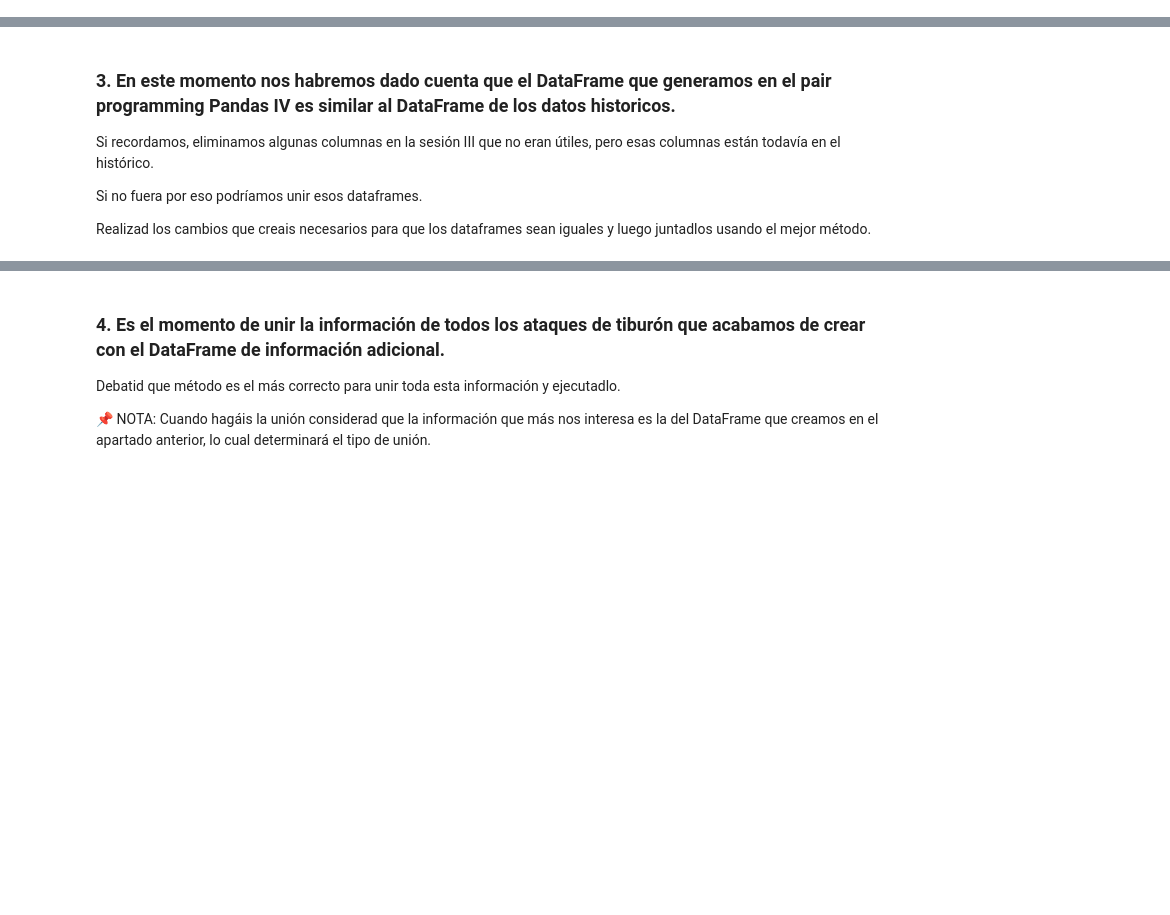
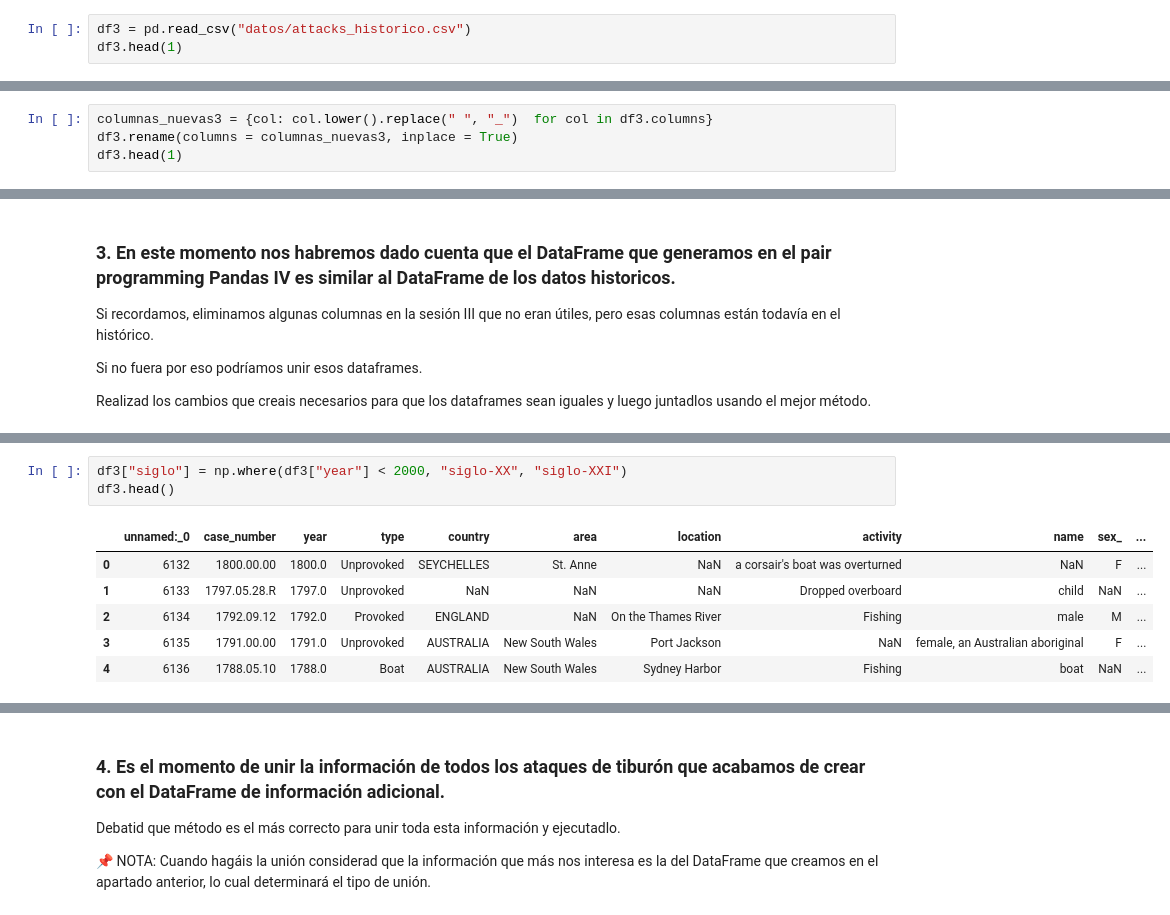
Before and after one commit to Adalab/DA-promo-c-modulo-2-sprint-1-Laura-Pilar, a Jupyter notebook: Pandas/Leccion-5-Pandas-5/Pandas-5-union-datos.ipynb, the cells around one changed output, grey strips where cells are left out. Drawn from its saved outputs; the diff is of its cells as text; blank space fills up the shorter version.

```diff
--- a/Pandas/Leccion-5-Pandas-5/Pandas-5-union-datos.ipynb
+++ b/Pandas/Leccion-5-Pandas-5/Pandas-5-union-datos.ipynb
@@ -19,0 +70,3 @@ Los exploramos para familizarizarnos con ellos y saber que información tienen e
+# %%
+df3 = pd.read_csv("datos/attacks_historico.csv")
+df3.head(1)
@@ -20,3 +97,7 @@ Los exploramos para familizarizarnos con ellos y saber que información tienen e
 # %% [markdown]
 ### 2. Chequead que los nombres de las columnas ver si se llaman iguales entre dataframes.
 ¿Están todas en minúsculas? ¿Tienen espacios? En caso de que no sean todas iguales unificad el nombre de las columnas.
+# %%
+columnas_nuevas3 = {col: col.lower().replace(" ", "_")  for col in df3.columns}
+df3.rename(columns = columnas_nuevas3, inplace = True)
+df3.head(1)
@@ -29,0 +134,10 @@ Realizad los cambios que creais necesarios para que los dataframes sean iguales
+# %%
+df3["siglo"] = np.where(df3["year"] < 2000, "siglo-XX", "siglo-XXI")
+df3.head()
+# %% [output]
+|  | unnamed:_0 | case_number | year | type | country | area | location | activity | name | sex_ | ... |
+| 0 | 6132 | 1800.00.00 | 1800.0 | Unprovoked | SEYCHELLES | St. Anne | NaN | a corsair's boat was overturned | NaN | F | ... |
+| 1 | 6133 | 1797.05.28.R | 1797.0 | Unprovoked | NaN | NaN | NaN | Dropped overboard | child | NaN | ... |
+| 2 | 6134 | 1792.09.12 | 1792.0 | Provoked | ENGLAND | NaN | On the Thames River | Fishing | male | M | ... |
+| 3 | 6135 | 1791.00.00 | 1791.0 | Unprovoked | AUSTRALIA | New South Wales | Port Jackson | NaN | female, an Australian aboriginal | F | ... |
+| 4 | 6136 | 1788.05.10 | 1788.0 | Boat | AUSTRALIA | New South Wales | Sydney Harbor | Fishing | boat | NaN | ... |
```
Also changed, not shown: parts of 21 cells of this notebook, 2 other files.
